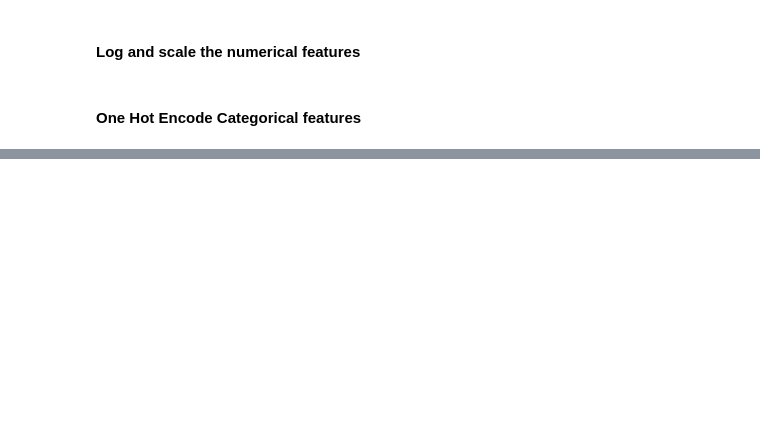
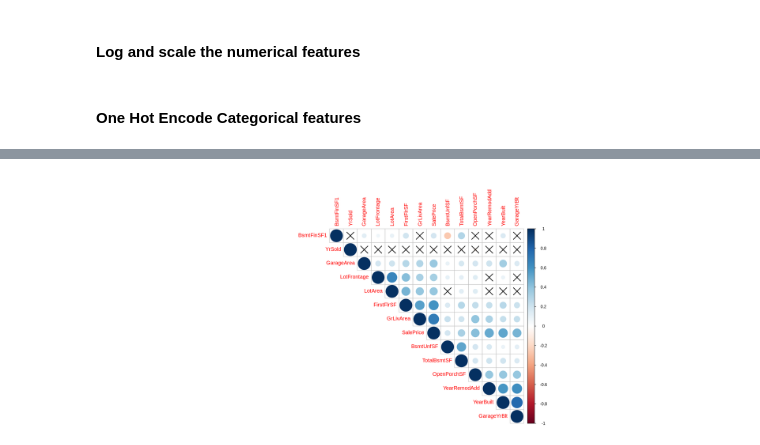
Before and after one commit to SangeethaThai/CSX_450_2_Final_Exam, a Jupyter notebook: ipynb/05-Identify_10_Most_Important_Features.ipynb, the cells around one changed output, grey strips where cells are left out. Saved outputs shown, nothing was run; the diff lists cells and outputs as text; code cells hidden in the pictures; blank space fills up the shorter version.

```diff
--- a/ipynb/05-Identify_10_Most_Important_Features.ipynb
+++ b/ipynb/05-Identify_10_Most_Important_Features.ipynb
@@ -55,0 +105,6 @@ encoded_categorical_features <- predict(one_hot_encoding, categorical_features)
+# %%
+numerical_features_with_target <- numerical_features
+numerical_features_with_target$SalePrice <- ames_housing_df$SalePrice
+numerical_features_with_target$Id <- NULL
+cor_features = cor(numerical_features_with_target)
+cor_features
@@ -55,0 +136,23 @@ encoded_categorical_features <- predict(one_hot_encoding, categorical_features)
+# %%
+cor.mtest <- function(mat) {
+    mat <- as.matrix(mat)
+    n <- ncol(mat)
+    p.mat<- matrix(NA, n, n)
+    diag(p.mat) <- 0
+    for (i in 1:(n - 1)) {
+        for (j in (i + 1):n) {
+            tmp <- cor.test(mat[, i], mat[, j])
+            p.mat[i, j] <- p.mat[j, i] <- tmp$p.value
+        }
+    }
+  colnames(p.mat) <- rownames(p.mat) <- colnames(mat)
+  p.mat
+}
+# matrix of the p-value of the correlation
+p.mat <- cor.mtest(numerical_features_with_target)
+# %%
+# Specialized the insignificant value according to the significant level
+corrplot(cor_features, type="upper", order="hclust",
+         p.mat = p.mat, sig.level = 0.01)
+# %% [output]
+[figure, added]
```
Also changed, not shown: parts of 36 cells of this notebook, 3 other files.
